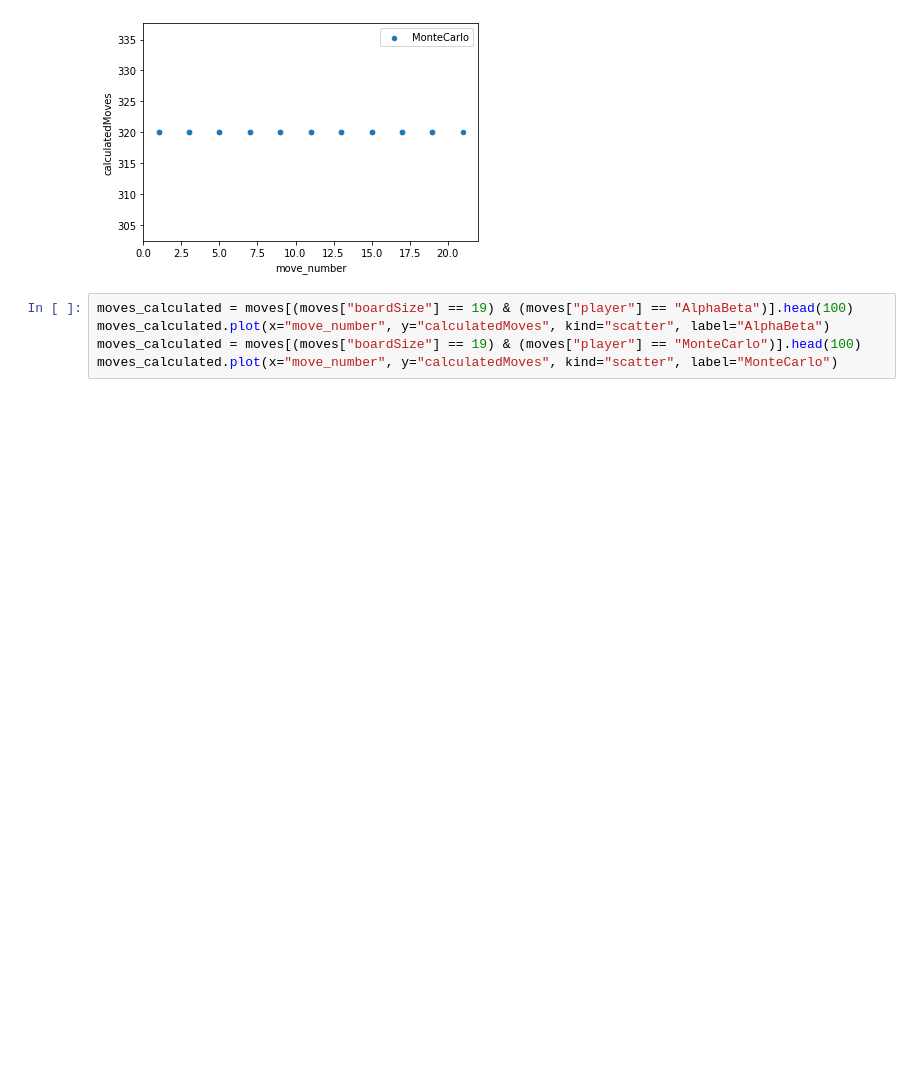
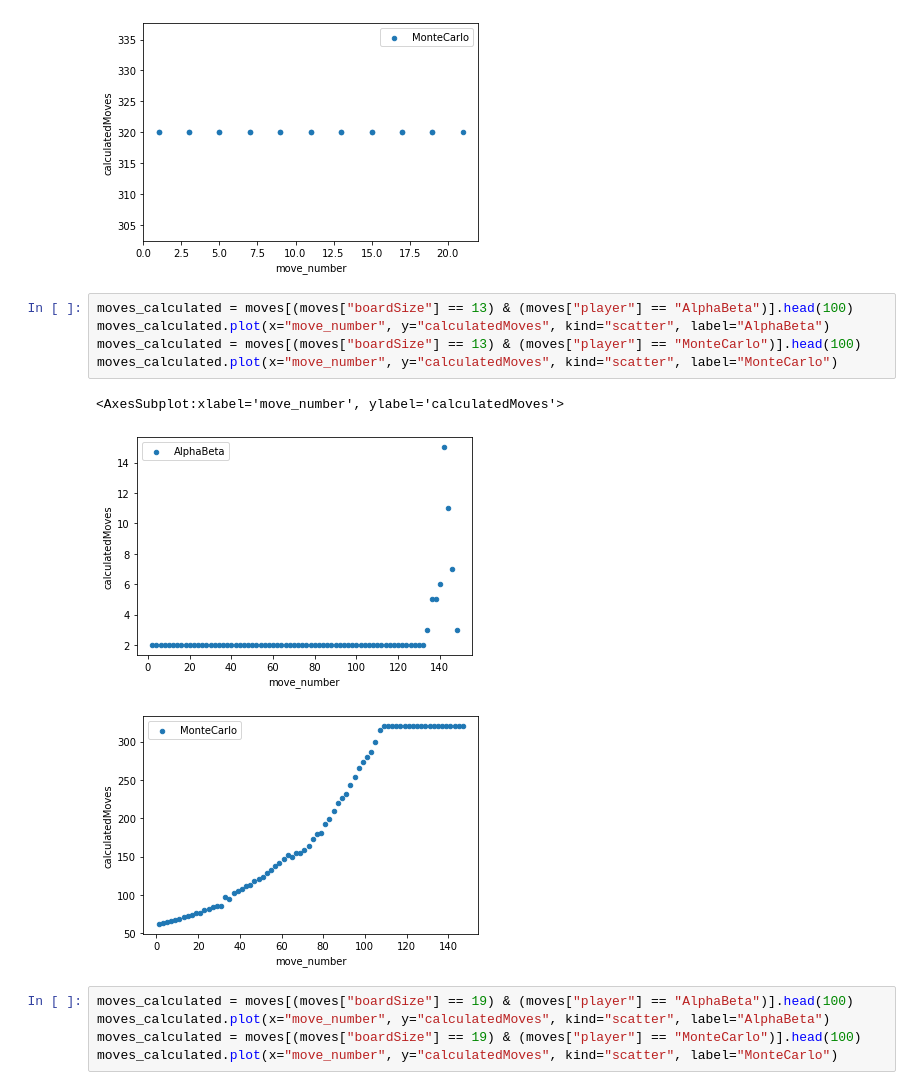
Before and after one commit to JackMalone1/Final-Year-Project, a Jupyter notebook: Jupyter Notebook/Data Analytics.ipynb, the cells around one changed output. Drawn from its saved outputs; the diff is of its cells as text; blank space fills up the shorter version.

Commit message:
Adding more diagrams for website and updating more of the pages

```diff
--- a/Jupyter Notebook/Data Analytics.ipynb
+++ b/Jupyter Notebook/Data Analytics.ipynb
@@ -34,6 +34,15 @@ moves_calculated.plot(x="move_number", y="calculatedMoves", kind="scatter", labe
 <AxesSubplot:xlabel='move_number', ylabel='calculatedMoves'>
 [figure]
 [figure]
+# %%
+moves_calculated = moves[(moves["boardSize"] == 13) & (moves["player"] == "AlphaBeta")].head(100)
+moves_calculated.plot(x="move_number", y="calculatedMoves", kind="scatter", label="AlphaBeta")
+moves_calculated = moves[(moves["boardSize"] == 13) & (moves["player"] == "MonteCarlo")].head(100)
+moves_calculated.plot(x="move_number", y="calculatedMoves", kind="scatter", label="MonteCarlo")
+# %% [output]
+<AxesSubplot:xlabel='move_number', ylabel='calculatedMoves'>
+[figure, added]
+[figure, added]
 # %%
 moves_calculated = moves[(moves["boardSize"] == 19) & (moves["player"] == "AlphaBeta")].head(100)
 moves_calculated.plot(x="move_number", y="calculatedMoves", kind="scatter", label="AlphaBeta")
```
Also changed, not shown: 13 other files.
